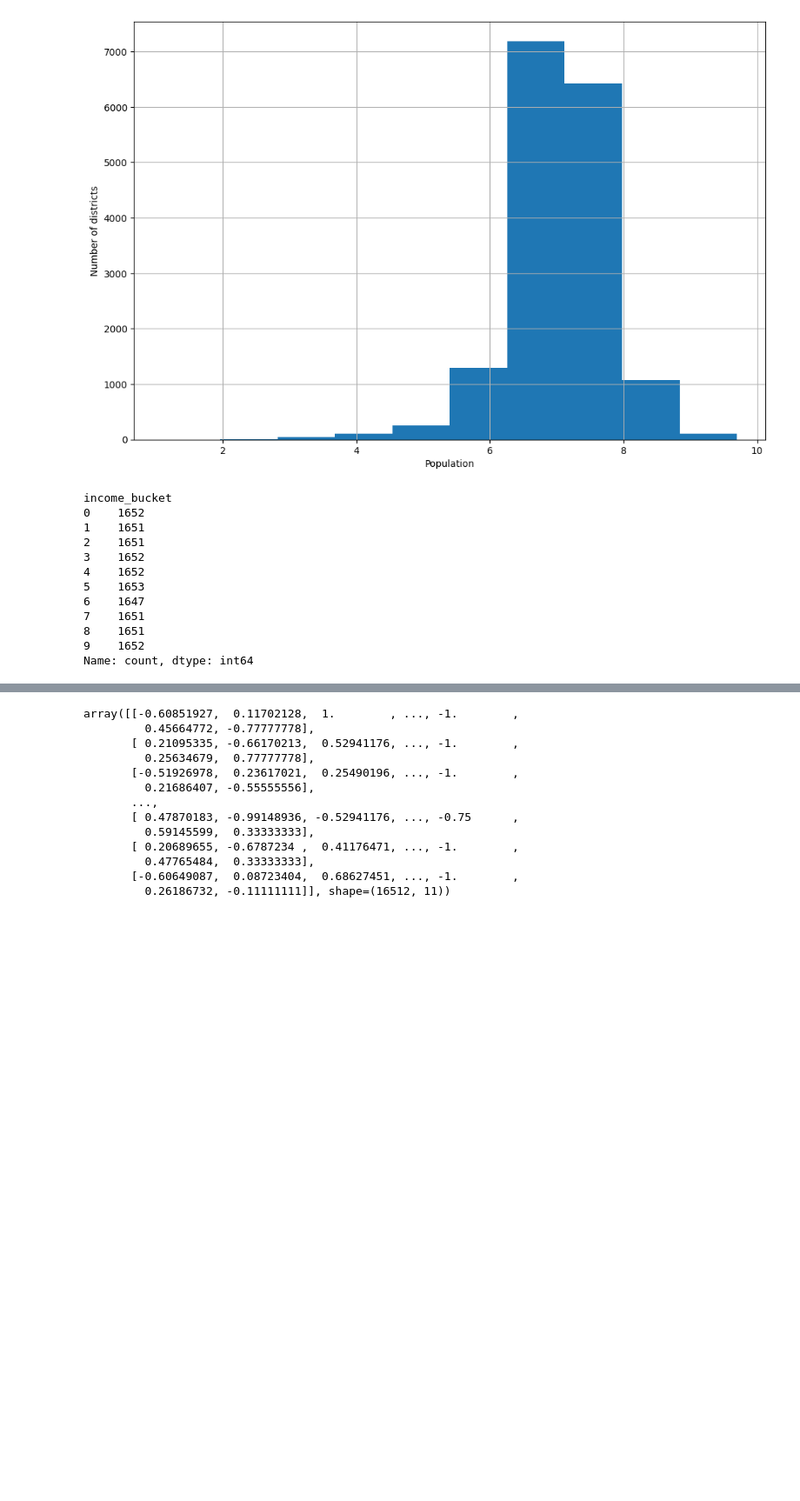
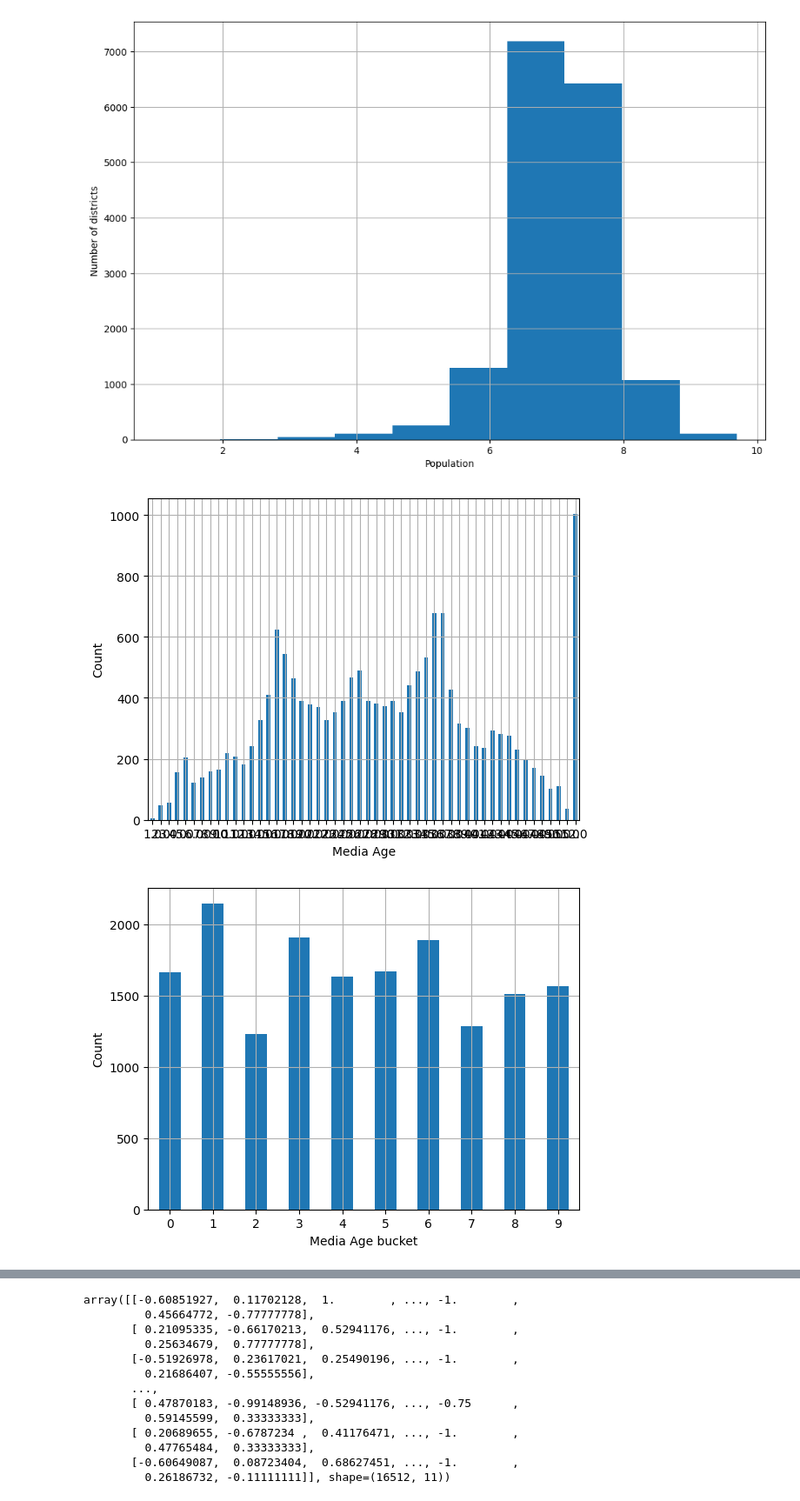
Before and after one commit to albertbolanoss/data-science-handbook, a Jupyter notebook: notebook/housing.ipynb, the cells around one changed output, grey strips where cells are left out. Shown at 87% size. Drawn from its saved outputs; the diff is of its cells as text; code cells hidden in the pictures; blank space fills up the shorter version.

Commit message:
High Tail, multi modal, scale

```diff
--- a/notebook/housing.ipynb
+++ b/notebook/housing.ipynb
@@ -280,25 +287,33 @@ plt.close()
 [figure]
 # %%
 
+# 5.1 Review High tail features applying bucketing
+# Showing housing_median_age distribution with high tail.
+# Sí, esta distribución podría considerarse bimodal, aunque no tenga dos picos exactamente del mismo valor.
+x_train_numeric["housing_median_age"].value_counts().sort_index().plot.bar(rot=0, grid=True)
+plt.xlabel("Media Age")
+plt.ylabel("Count")
+plt.show()
+plt.close()
+
 num_buckets = 10
-x_train_numeric["income_bucket"] = pd.qcut(x_train_numeric["median_income"], q=num_buckets, labels=False)
-x_train_numeric["income_bucket"].value_counts().sort_index()
+x_train_numeric["median_age_bucket"] = pd.qcut(x_train_numeric["housing_median_age"], q=num_buckets, labels=False)
+
 
 # 🔹 Paso a paso:
 # 1️⃣ median_income: Es la columna que queremos dividir en grupos.
 # 2️⃣ q=num_buckets: Especificamos que queremos 10 grupos (percentiles del 10%, 20%, 30%, etc.).
 # 3️⃣ labels=False: En lugar de devolver etiquetas de categorías, devuelve números enteros del 0 al 9 (uno por grupo).
 # 4️⃣ Se almacena en income_bucket, una nueva columna que indica a qué grupo pertenece cada fila.
+
+# This localiza the values of the median_income on the buckket number corresponding to the income_bucket
+x_train_numeric["median_age_bucket"]
+
+x_train_numeric["median_age_bucket"].value_counts().sort_index().plot.bar(rot=0, grid=True)
+plt.xlabel("Media Age bucket")
+plt.ylabel("Count")
+plt.show()
+plt.close()
 # %% [output]
-income_bucket
-0    1652
-1    1651
-2    1651
-3    1652
-4    1652
-5    1653
-6    1647
-7    1651
-8    1651
-9    1652
-Name: count, dtype: int64
+[figure, added]
+[figure, added]
```
Also changed, not shown: parts of 12 cells of this notebook, 1 other file.
